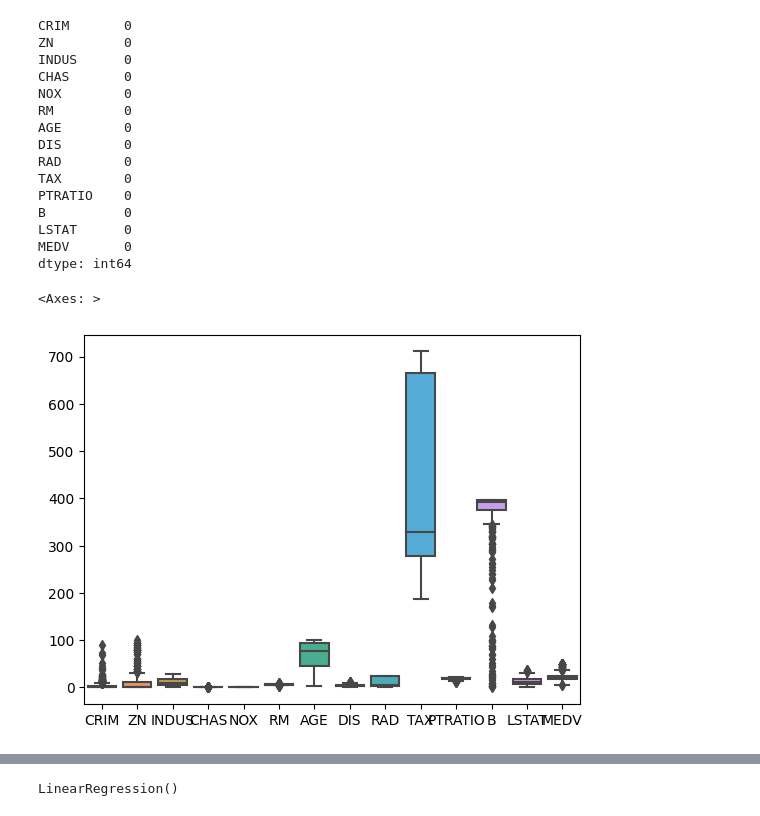
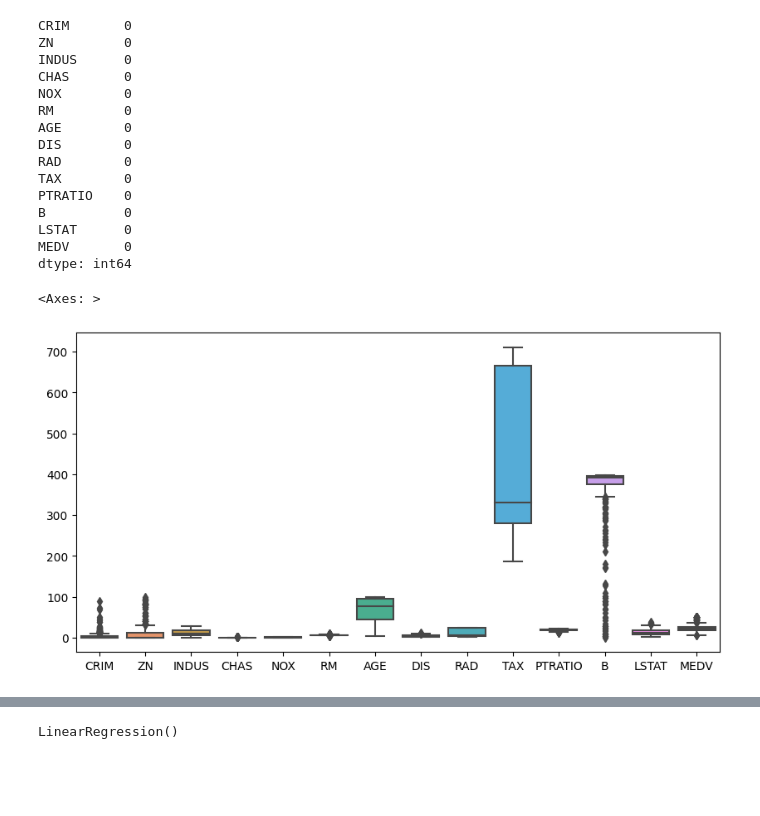
Before and after one commit to Diksha-Bora/Machine_Learning, a Jupyter notebook: Linear_Regression_Boston_Housing4.ipynb, the cells around one changed output, grey strips where cells are left out. Cells and saved outputs as stored; diff of their text form; code cells hidden in the pictures; blank space fills up the shorter version.

```diff
--- a/Linear_Regression_Boston_Housing4.ipynb
+++ b/Linear_Regression_Boston_Housing4.ipynb
@@ -44,9 +44,11 @@ B          0
 LSTAT      0
 MEDV       0
 dtype: int64
-# %%
-sns.boxplot(data = data)
-# %% [output]
-<Axes: >
-[figure, removed]
+# %%
+# EVALUATION OF RELATION AMONG VARIOUS COLUMNS
+plt.figure(figsize=[10,5])
+sns.boxplot(data = data)
+# %% [output]
+<Axes: >
+[figure, added]
 # %%
```
Also changed, not shown: parts of 19 cells of this notebook.
